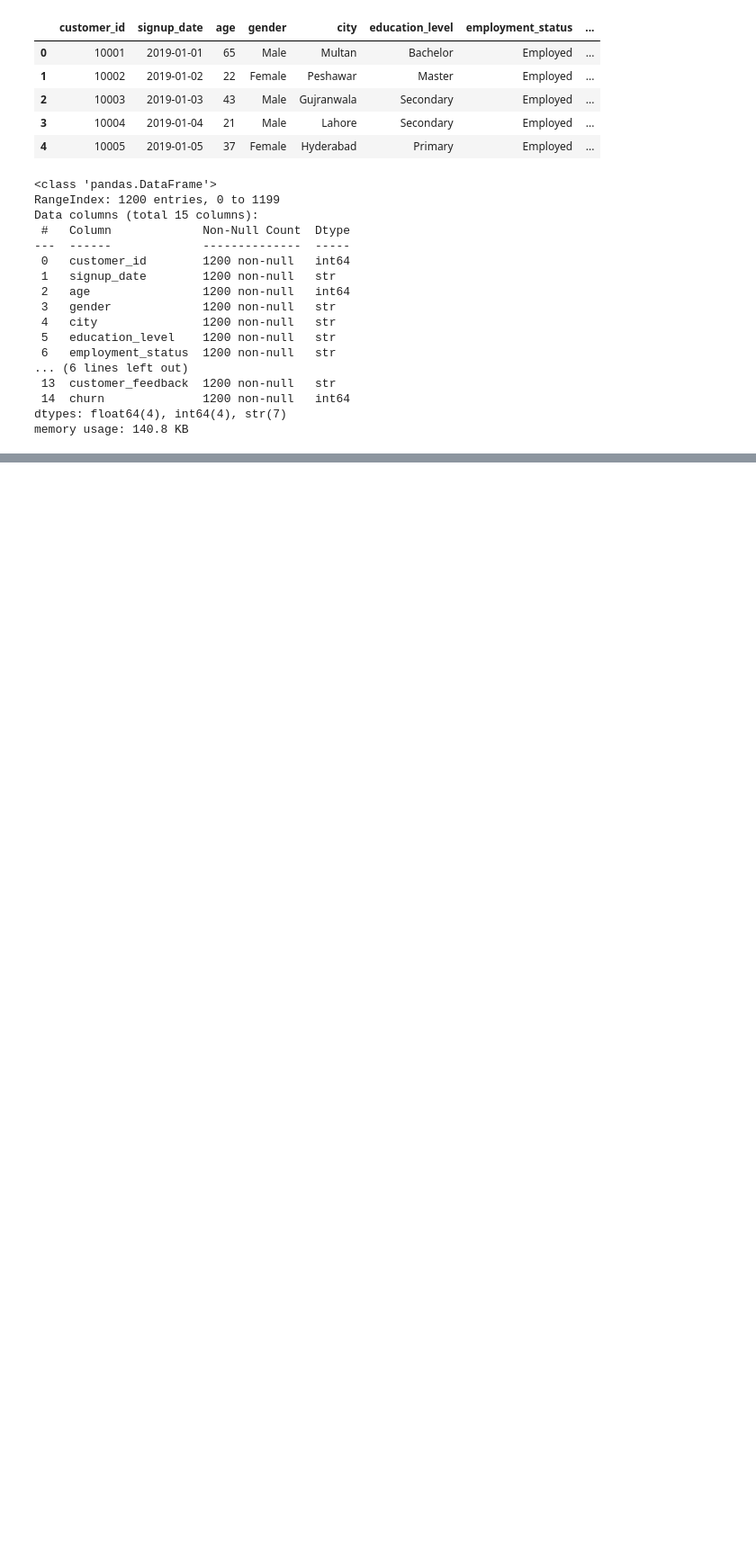
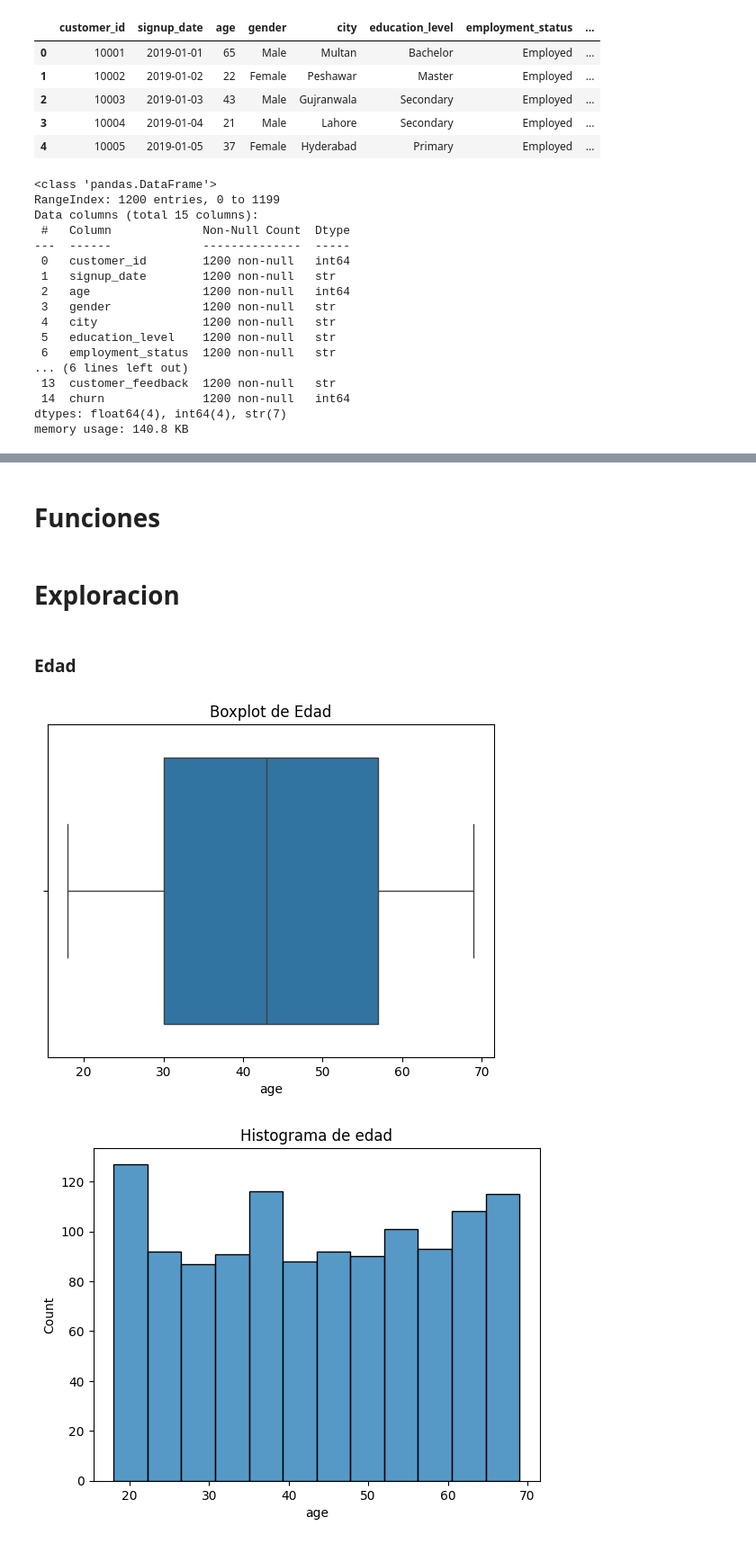
Before and after one commit to danielreyes04/Telecom_customer_data_analysis, a Jupyter notebook: Telecom_customer.ipynb, the cells around one changed output, grey strips where cells are left out. Shown at 90% size. Drawn from its saved outputs; the diff is of its cells as text; code cells hidden in the pictures; blank space fills up the shorter version.

```diff
--- a/Telecom_customer.ipynb
+++ b/Telecom_customer.ipynb
@@ -35,0 +62,14 @@ memory usage: 140.8 KB
+# %% [markdown]
+# Funciones
+# %%
+def boxplot (df,columna, nombre,categoria = None):
+    sns.boxplot(data = df, x= columna,hue =categoria)
+    plt.title(f'Boxplot de {nombre}')
+
+    return plt.show()
+
+def histograma (df,columna,nombre):
+    sns.histplot(data = df, x = columna)
+    plt.title(f'Histograma de {nombre}')
+
+    return plt.show()
@@ -35,0 +94,10 @@ memory usage: 140.8 KB
+# %% [markdown]
+# Exploracion
+# %% [markdown]
+### Edad
+# %%
+boxplot(df,'age','Edad')
+histograma(df,'age','edad')
+# %% [output]
+[figure, added]
+[figure, added]
```
Also changed, not shown: parts of 12 cells of this notebook.
